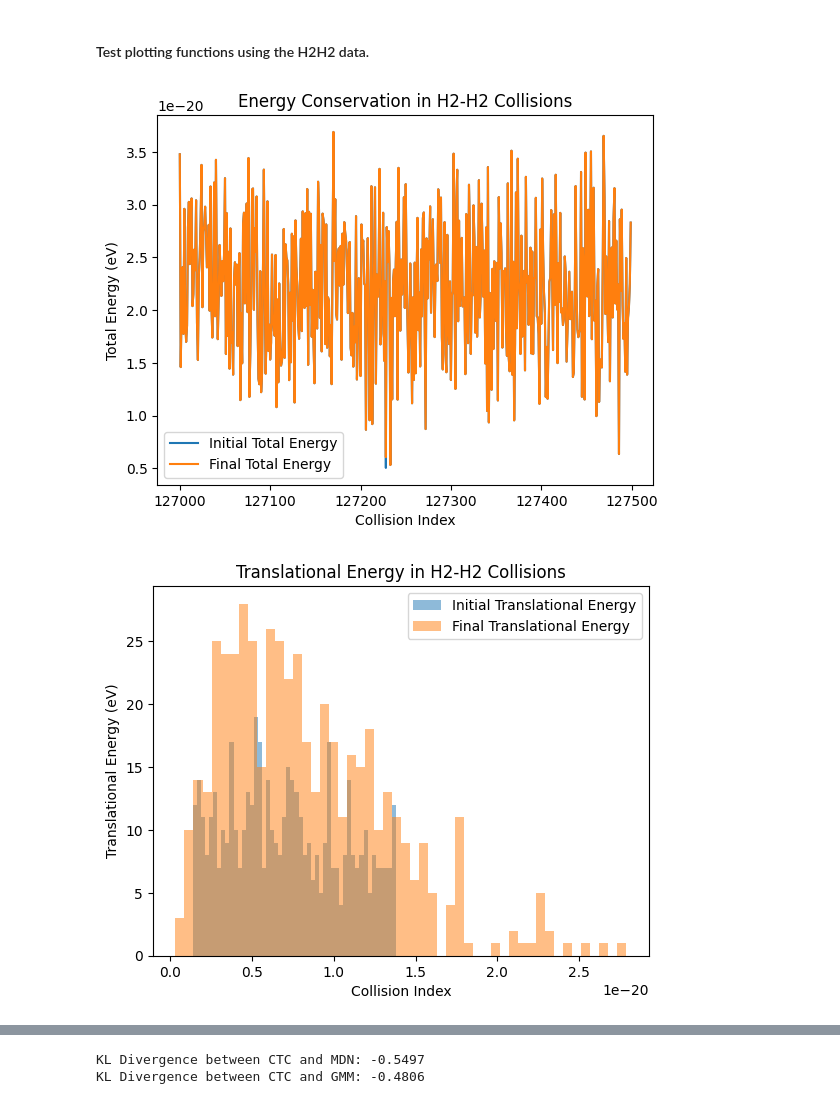
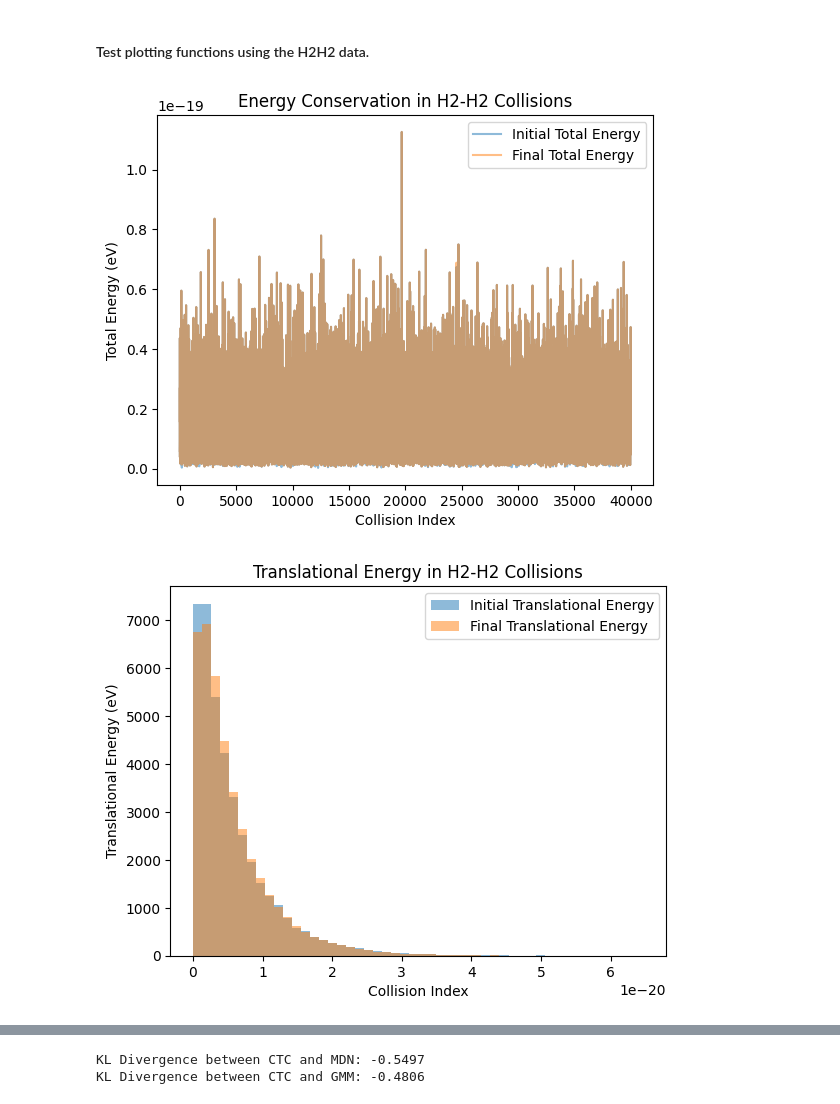
Before and after one commit to TijnZeelenberg/scatteringkernels, a Jupyter notebook: notebook_experiments.ipynb, the cells around one changed output, grey strips where cells are left out. Drawn from its saved outputs; the diff is of its cells as text; code cells hidden in the pictures.

```diff
--- a/notebook_experiments.ipynb
+++ b/notebook_experiments.ipynb
@@ -3,20 +3,20 @@
 # %%
 import matplotlib.pyplot as plt
 import pandas as pd
 # Check energy conservation
-file = "ctc_benjamin/H2H2_collisions.csv"
+file = "data/H2H2_collisionsV2.csv"
 df = pd.read_csv(file, skiprows=1)
 Etot_init = df.iloc[:,0] + df.iloc[:,1] + df.iloc[:,2]
 Etot_final = df.iloc[:,3] + df.iloc[:,4] + df.iloc[:,5]
-plt.plot(Etot_init, label='Initial Total Energy')
-plt.plot(Etot_final, label='Final Total Energy')
+plt.plot(Etot_init, label='Initial Total Energy', alpha=0.5)
+plt.plot(Etot_final, label='Final Total Energy', alpha=0.5)
 plt.xlabel('Collision Index')
 plt.ylabel('Total Energy (eV)')
 plt.title('Energy Conservation in H2-H2 Collisions')
 plt.legend()
 plt.show()
 # %% [output]
-[figure, old version]
+[figure, new version]
 # %%
 Etr_init = df.iloc[:,0]
 Etr_final = df.iloc[:,3]
@@ -28,4 +28,4 @@ plt.title('Translational Energy in H2-H2 Collisions')
 plt.legend()
 plt.show()
 # %% [output]
-[figure, old version]
+[figure, new version]
```
Also changed, not shown: parts of 5 cells of this notebook, 4 other files.
